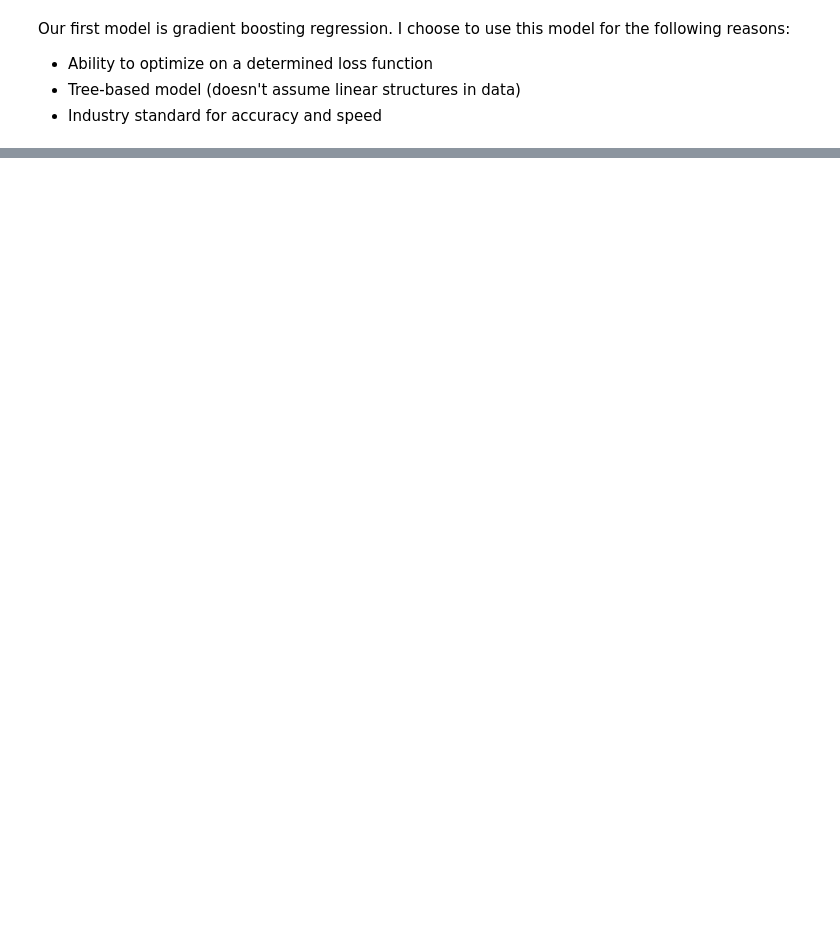
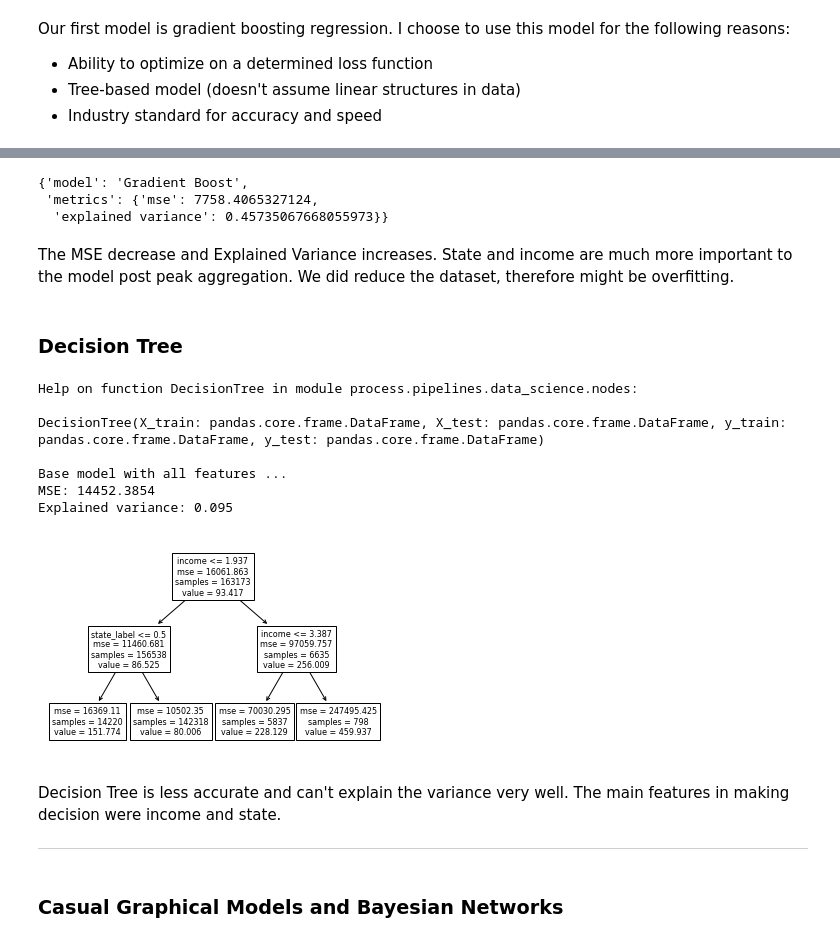
Before and after one commit to jacobweiss2305/ltv-model, a Jupyter notebook: model/notebooks/main.ipynb, the cells around one changed output, grey strips where cells are left out. Cells and saved outputs as stored; diff of their text form; code cells hidden in the pictures; blank space fills up the shorter version.

Commit message:
casual network

```diff
--- a/model/notebooks/main.ipynb
+++ b/model/notebooks/main.ipynb
@@ -506,0 +542,10 @@ metrics
+# %%
+metrics
+# %% [output]
+{'model': 'Gradient Boost',
+ 'metrics': {'mse': 7758.4065327124,
+  'explained variance': 0.45735067668055973}}
+# %% [markdown]
+The MSE decrease and Explained Variance increases. State and income are much more important to the model post peak aggregation. We did reduce the dataset, therefore might be overfitting.
+# %% [markdown]
+### Decision Tree
@@ -506,0 +554,19 @@ metrics
+# %%
+from process.pipelines.data_science import nodes as ds
+help(ds.DecisionTree)
+decisionTree, metrics = ds.DecisionTree(X_train, X_test, y_train, y_test)
+# %% [output]
+Help on function DecisionTree in module process.pipelines.data_science.nodes:
+
+DecisionTree(X_train: pandas.core.frame.DataFrame, X_test: pandas.core.frame.DataFrame, y_train: pandas.core.frame.DataFrame, y_test: pandas.core.frame.DataFrame)
+
+Base model with all features ...
+MSE: 14452.3854
+Explained variance: 0.095
+[figure, added]
+# %% [markdown]
+Decision Tree is less accurate and can't explain the variance very well. The main features in making decision were income and state.
+
+---
+# %% [markdown]
+### Casual Graphical Models and Bayesian Networks
```
Also changed, not shown: parts of 33 cells of this notebook, 1 other file.
